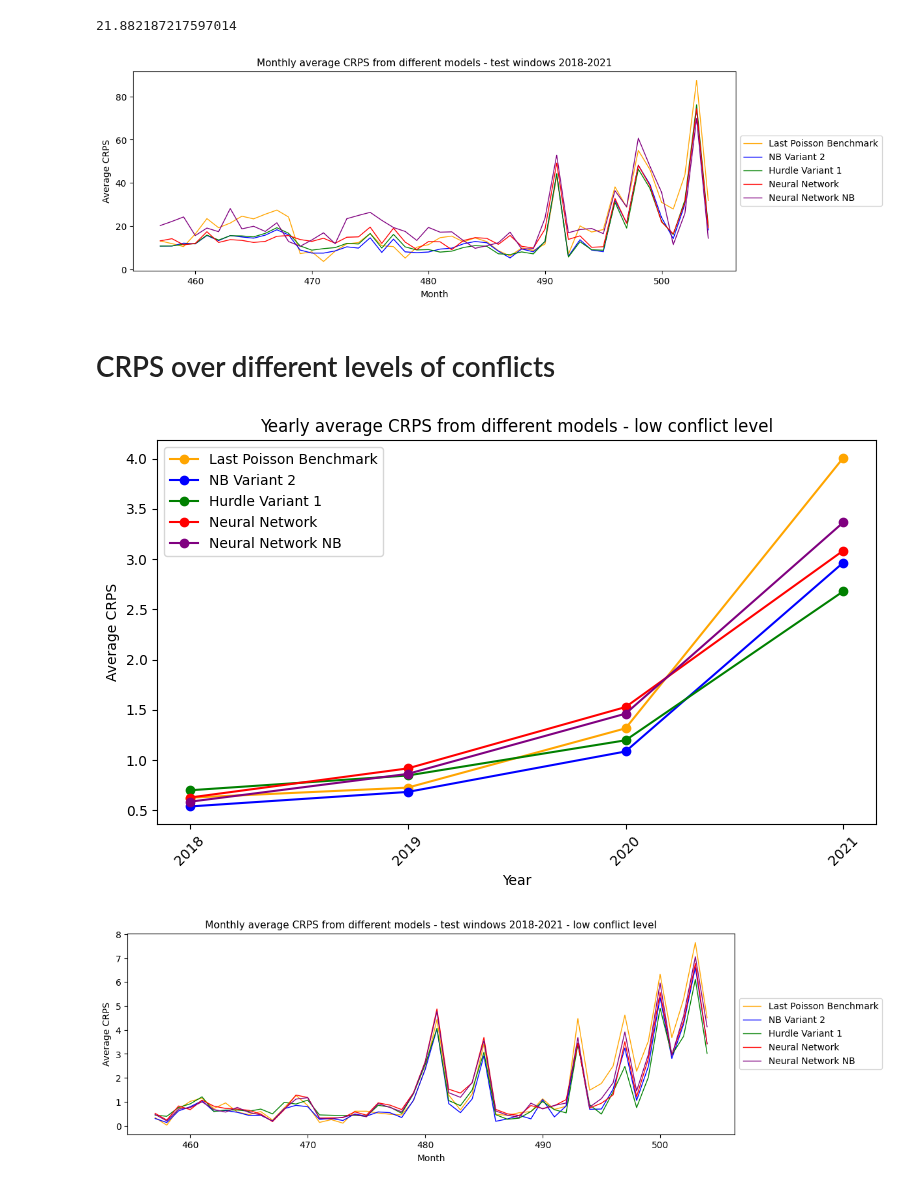
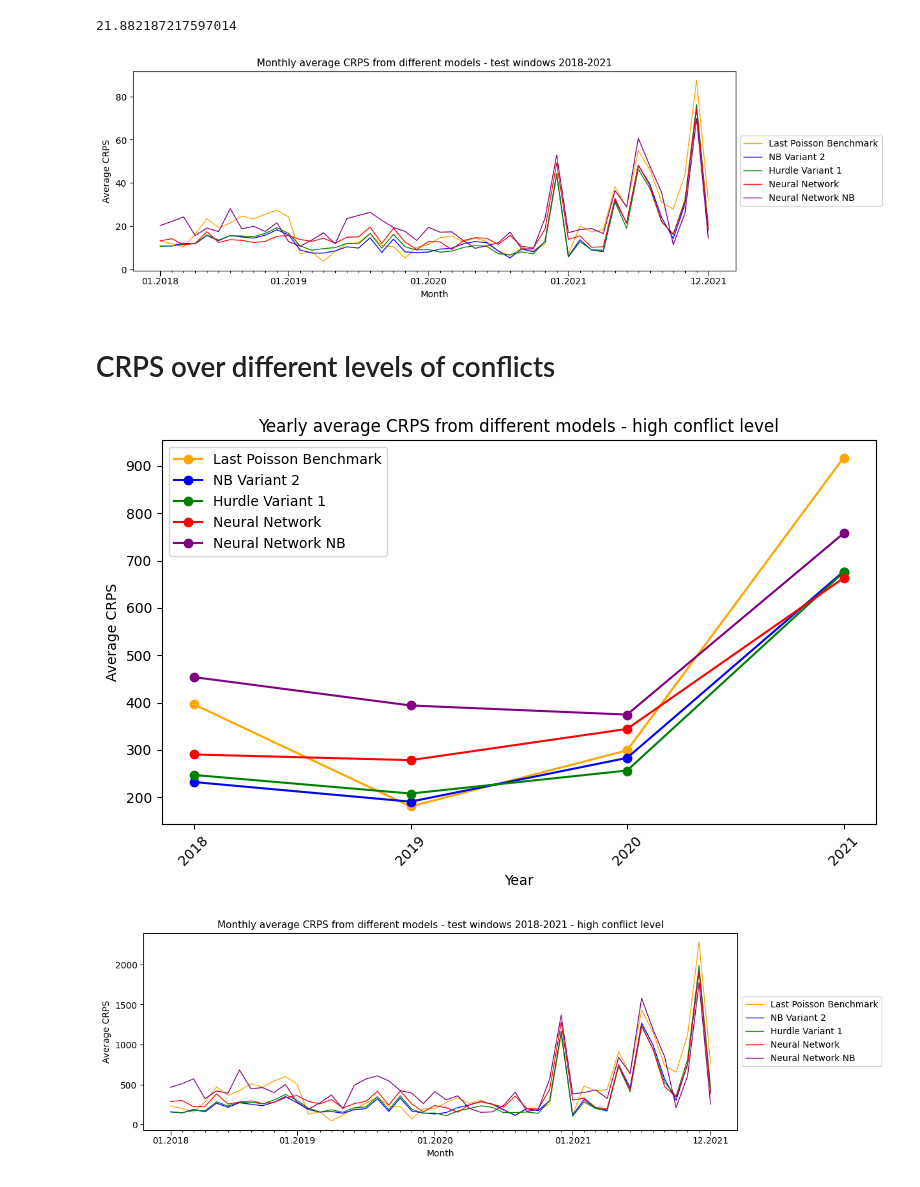
Before and after one commit to toboden/ConflictPredProbabilistic, a Jupyter notebook: plots_model_comp/prediction_plots.ipynb, the cells around one changed output. Drawn from its saved outputs; the diff is of its cells as text; code cells hidden in the pictures.

```diff
--- a/plots_model_comp/prediction_plots.ipynb
+++ b/plots_model_comp/prediction_plots.ipynb
@@ -467,8 +467,8 @@ plt.plot(months, maximum, color=plt.cm.rainbow(1.0),linewidth=1, linestyle='--',
 
 custom_ticks = months
 custom_labels = []
-january = ['01.2018','01.2019','01.2020','01.2021']
-january_list = [0,11,23,35]
+january = ['01.2018','01.2019','01.2020','01.2021','12.2021']
+january_list = [0,11,23,35,47]
 j = 0
 for i in range(len(months)):
     if i in january_list:
@@ -479,6 +479,15 @@ for i in range(len(months)):
 
 plt.xticks(custom_ticks, custom_labels)
 
+# Mache bestimmte Ticks dicker
+for i, tick in enumerate(plt.gca().xaxis.get_major_ticks()):
+    if i in january_list:
+        #tick.label1.set_fontsize(14)  # Setze die Dicke der gewünschten Ticks
+        tick.tick1line.set_markersize(6)  # Ändert die Länge der Ticks
+        tick.label1.set_verticalalignment('top')
+    else:
+        tick.tick1line.set_markersize(2)
+
 plt.xlabel('Month')
 plt.ylabel('Number of fatalities')
 plt.title('Predictions for Afghanistan (id 133) - test windows 2018-2021 - Neural Net', fontsize=11, y=1) # Benchmark  NB   Hurdle   Neural Net
@@ -634,8 +643,8 @@ plt.plot(months, nn_negbin, linewidth=1, color='purple', label='Neural Network N
 
 custom_ticks = months
 custom_labels = []
-january = ['01.2018','01.2019','01.2020','01.2021']
-january_list = [0,11,23,35]
+january = ['01.2018','01.2019','01.2020','01.2021','12.2021']
+january_list = [0,11,23,35,47]
 j = 0
 for i in range(len(months)):
     if i in january_list:
@@ -646,6 +655,15 @@ for i in range(len(months)):
 
 plt.xticks(custom_ticks, custom_labels)
 
+# Mache bestimmte Ticks dicker
+for i, tick in enumerate(plt.gca().xaxis.get_major_ticks()):
+    if i in january_list:
+        #tick.label1.set_fontsize(14)  # Setze die Dicke der gewünschten Ticks
+        tick.tick1line.set_markersize(6)  # Ändert die Länge der Ticks
+        tick.label1.set_verticalalignment('top')
+    else:
+        tick.tick1line.set_markersize(2)
+
 plt.title('Monthly average CRPS from different models - test windows 2018-2021', fontsize=11, y=1)
 plt.xlabel('Month')
 plt.ylabel('Average CRPS')
@@ -656,7 +674,7 @@ plt.legend(loc='center left', bbox_to_anchor=(1, 0.5))
 # Zeige das Diagramm
 plt.show()
 # %% [output]
-[figure, old version]
+[figure, new version]
 # %% [markdown]
 # CRPS over different levels of conflicts
 # %%
@@ -786,7 +804,7 @@ crps_conflict_level = {'low':{'pois':crps_last_poisson_low,
                               'NN_NegBin':crps_nn_negbin_high},
                               }
 # %%
-conflict_level = 'low'
+conflict_level = 'high'
 
 crps_by_year = {
     '2018': [],
@@ -838,13 +856,13 @@ plt.xticks(rotation=45)
 plt.tight_layout()
 plt.show()
 # %% [output]
-[figure, old version]
+[figure, new version]
 # %%
 import matplotlib.pyplot as plt
 from matplotlib.lines import Line2D
 import numpy as np
 
-conflict_level = 'low'
+conflict_level = 'high'
 
 months = month_list_plot
 
@@ -858,33 +876,42 @@ plt.figure(figsize=(12, 4))
 
 # Erzeuge das Liniendiagramm
 plt.plot(months, last_poisson, color='orange', linewidth=1, label='Last Poisson Benchmark')
 plt.plot(months, nb_baseline, color='blue', linewidth=1, label='NB Variant 2')
 plt.plot(months, hurdle_baseline, color='green', linewidth=1, label='Hurdle Variant 1')
 plt.plot(months, nn, linewidth=1, color='red', label='Neural Network')
 plt.plot(months, nn_negbin, linewidth=1, color='purple', label='Neural Network NB')
 
 custom_ticks = months
 custom_labels = []
-january = ['01.2018','01.2019','01.2020','01.2021']
-january_list = [0,11,23,35]
+january = ['01.2018','01.2019','01.2020','01.2021','12.2021']
+january_list = [0,11,23,35,47]
 j = 0
 for i in range(len(months)):
     if i in january_list:
         custom_labels.append(january[j])
         j += 1
     else:
         custom_labels.append('')
 
 plt.xticks(custom_ticks, custom_labels)
 
+# Mache bestimmte Ticks dicker
+for i, tick in enumerate(plt.gca().xaxis.get_major_ticks()):
+    if i in january_list:
+        #tick.label1.set_fontsize(14)  # Setze die Dicke der gewünschten Ticks
+        tick.tick1line.set_markersize(6)  # Ändert die Länge der Ticks
+        tick.label1.set_verticalalignment('top')
+    else:
+        tick.tick1line.set_markersize(2)
+
 plt.title('Monthly average CRPS from different models - test windows 2018-2021 - ' + str(conflict_level) + ' conflict level', fontsize=11, y=1)
 plt.xlabel('Month')
 plt.ylabel('Average CRPS')
 
 # Fasse die Quantile zu einem Eintrag in der Legende zusammen und platziere sie rechts
 plt.legend(loc='center left', bbox_to_anchor=(1, 0.5))
 
 # Zeige das Diagramm
 plt.show()
 # %% [output]
-[figure, old version]
+[figure, new version]
```
Also changed, not shown: parts of 1 cell of this notebook, 1 other file.
